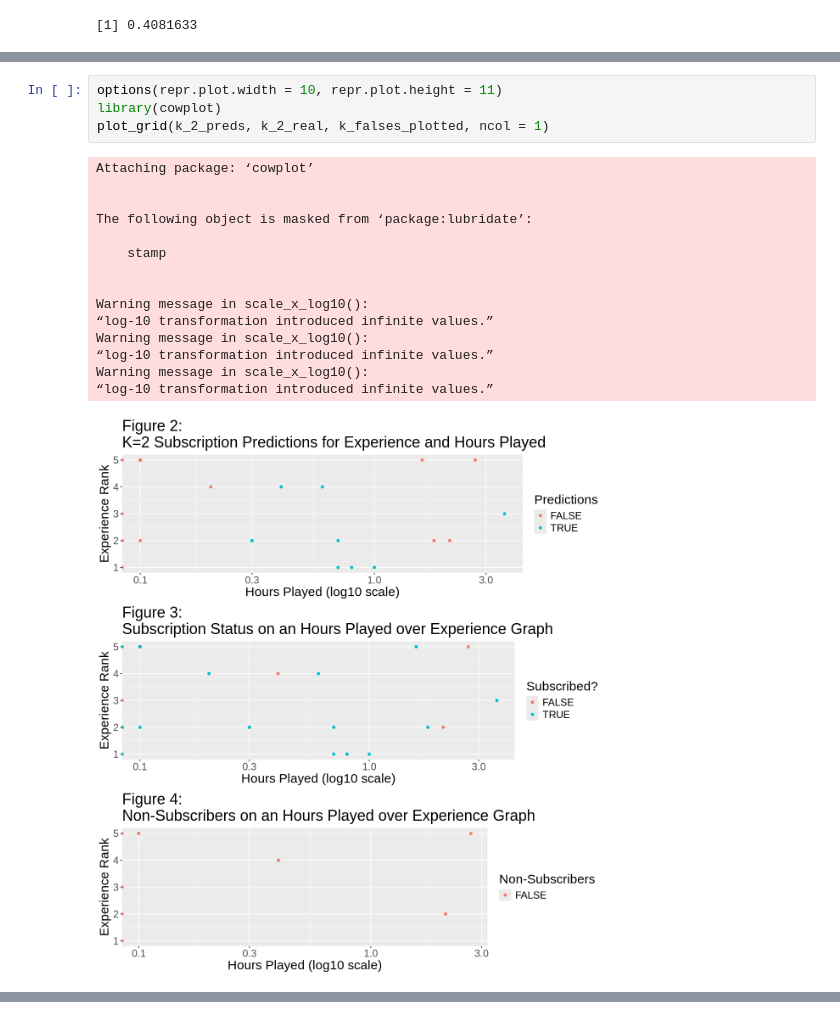
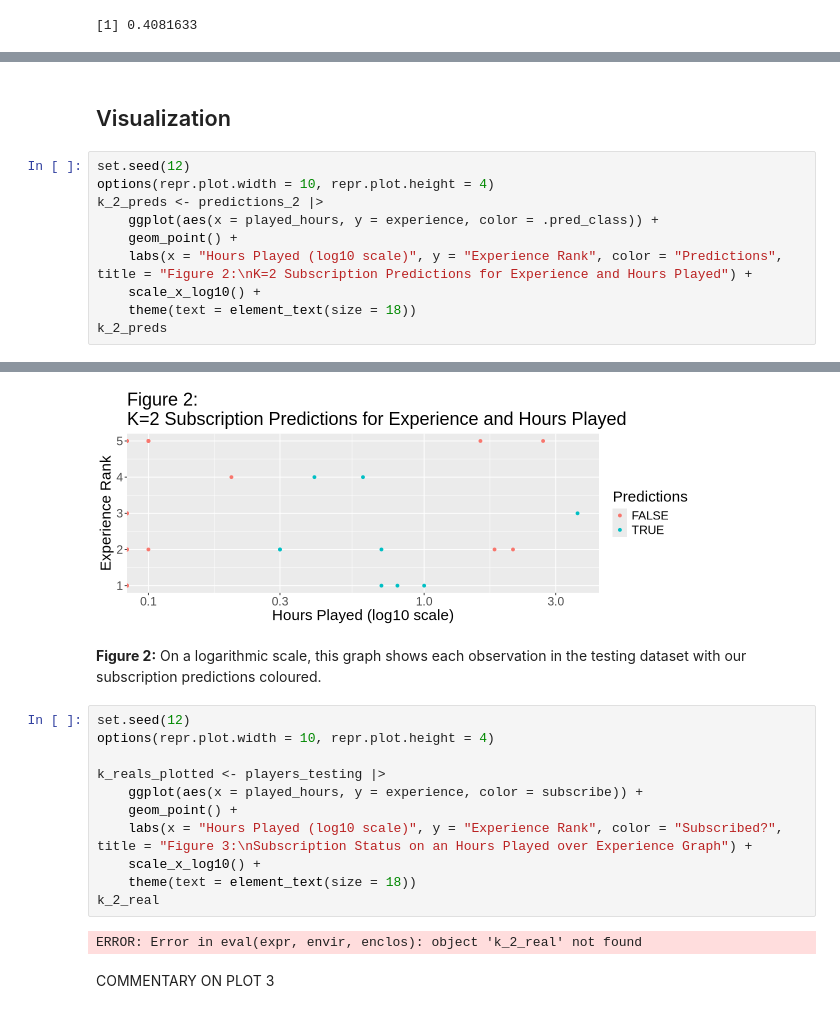
Before and after one commit to CharlieGatley67/group_project, a Jupyter notebook: group_project_2.0.ipynb, the cells around one changed output, grey strips where cells are left out. Cells and saved outputs as stored; diff of their text form.

```diff
--- a/group_project_2.0.ipynb
+++ b/group_project_2.0.ipynb
@@ -439,20 +393,13 @@ Warning message in scale_x_log10():
-# %%
-options(repr.plot.width = 10, repr.plot.height = 11)
-library(cowplot)
-plot_grid(k_2_preds, k_2_real, k_falses_plotted, ncol = 1)
-# %% [output]
-Attaching package: ‘cowplot’
-
-
-The following object is masked from ‘package:lubridate’:
-
-    stamp
-
-
-Warning message in scale_x_log10():
-“log-10 transformation introduced infinite values.”
-Warning message in scale_x_log10():
-“log-10 transformation introduced infinite values.”
-Warning message in scale_x_log10():
-“log-10 transformation introduced infinite values.”
-[figure, removed]
+# %% [markdown]
+## Visualization
+# %%
+set.seed(12)
+options(repr.plot.width = 10, repr.plot.height = 4)
+k_2_preds <- predictions_2 |>
+    ggplot(aes(x = played_hours, y = experience, color = .pred_class)) +
+    geom_point() +
+    labs(x = "Hours Played (log10 scale)", y = "Experience Rank", color = "Predictions", title = "Figure 2:\nK=2 Subscription Predictions for Experience and Hours Played") +
+    scale_x_log10() +
+    theme(text = element_text(size = 18))
+k_2_preds
+# %% [output]
@@ -458,0 +408,18 @@ Warning message in scale_x_log10():
+[figure, added]
+# %% [markdown]
+**Figure 2:** On a logarithmic scale, this graph shows each observation in the testing dataset with our subscription predictions coloured.
+# %%
+set.seed(12)
+options(repr.plot.width = 10, repr.plot.height = 4)
+
+k_reals_plotted <- players_testing |>
+    ggplot(aes(x = played_hours, y = experience, color = subscribe)) +
+    geom_point() +
+    labs(x = "Hours Played (log10 scale)", y = "Experience Rank", color = "Subscribed?", title = "Figure 3:\nSubscription Status on an Hours Played over Experience Graph") +
+    scale_x_log10() +
+    theme(text = element_text(size = 18))
+k_2_real
+# %% [output]
+ERROR: Error in eval(expr, envir, enclos): object 'k_2_real' not found
+# %% [markdown]
+COMMENTARY ON PLOT 3
```
Also changed, not shown: parts of 22 cells of this notebook.
